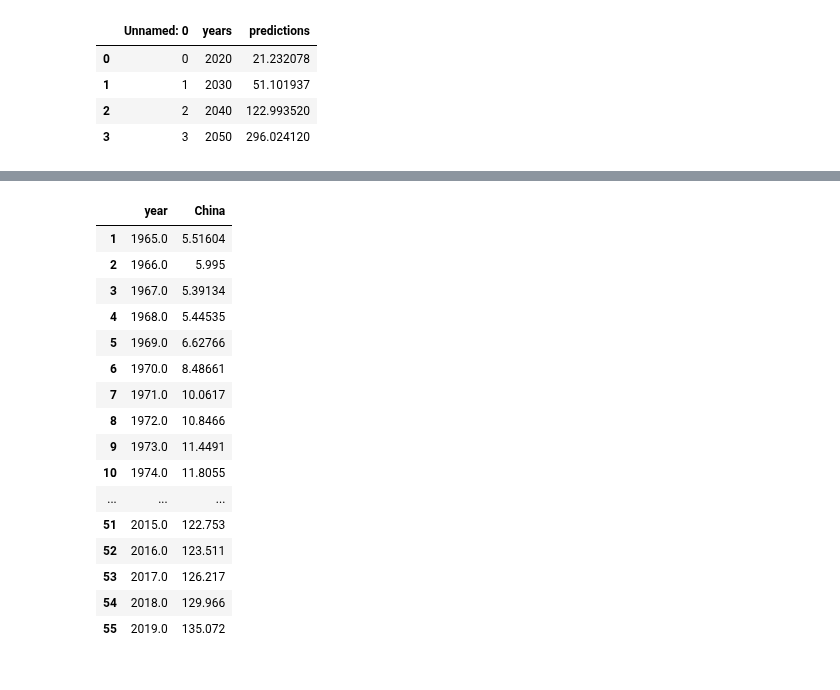
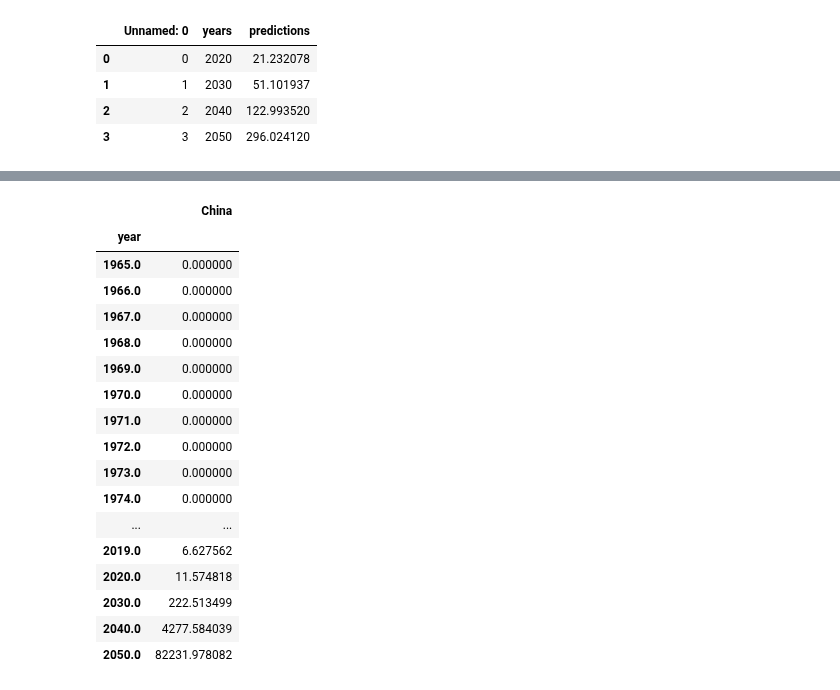
Before and after one commit to yuyhong23/One-Hot_Future, a Jupyter notebook: renewable_countries_ml.ipynb, the cells around one changed output, grey strips where cells are left out. Drawn from its saved outputs; the diff is of its cells as text; code cells hidden in the pictures.

Commit message:
Finished predicting china, combining everything together.

```diff
--- a/renewable_countries_ml.ipynb
+++ b/renewable_countries_ml.ipynb
@@ -521,0 +539,3 @@ india_predict_df
+# %%
+# model.fit(renew_X, ln_Y)
+model.fit(X, y)
@@ -521,0 +570,24 @@ india_predict_df
+# %%
+# Predictions
+predict_2020 = np.exp(model.predict([[2020]]))
+predict_2020 = list(predict_2020[0])
+predict_2020 = predict_2020[0]
+
+predict_2030 = np.exp(model.predict([[2030]]))
+predict_2030 = list(predict_2030[0])
+predict_2030 = predict_2030[0]
+
+predict_2040 = np.exp(model.predict([[2040]]))
+predict_2040 = list(predict_2040[0])
+predict_2040 = predict_2040[0]
+
+predict_2050 = np.exp(model.predict([[2050]]))
+predict_2050 = list(predict_2050[0])
+predict_2050 = predict_2050[0]
+# %%
+china_predict_values = [predict_2020, predict_2030, predict_2040, predict_2050]
+data_years = {"year":new_years,
+           "China": china_predict_values}
+# %%
+china_predict_df = pd.DataFrame(data_years, columns=["year", 'China'])
+china_predict_df
@@ -534,22 +647,25 @@ global_renew
 # %%
 china_only = renew_final[["year", "China"]]
-china_only
+china_only_all = china_only.append(china_predict_df)
+china_only_all.set_index('year', inplace=True)
+china_only_all
 # %% [output]
-|  | year | China |
-| 1 | 1965.0 | 5.51604 |
-| 2 | 1966.0 | 5.995 |
-| 3 | 1967.0 | 5.39134 |
-| 4 | 1968.0 | 5.44535 |
-| 5 | 1969.0 | 6.62766 |
-| 6 | 1970.0 | 8.48661 |
-| 7 | 1971.0 | 10.0617 |
-| 8 | 1972.0 | 10.8466 |
-| 9 | 1973.0 | 11.4491 |
-| 10 | 1974.0 | 11.8055 |
-| ... | ... | ... |
-| 51 | 2015.0 | 122.753 |
-| 52 | 2016.0 | 123.511 |
-| 53 | 2017.0 | 126.217 |
-| 54 | 2018.0 | 129.966 |
-| 55 | 2019.0 | 135.072 |
+|  | China |
+| year |  |
+| 1965.0 | 0.000000 |
+| 1966.0 | 0.000000 |
+| 1967.0 | 0.000000 |
+| 1968.0 | 0.000000 |
+| 1969.0 | 0.000000 |
+| 1970.0 | 0.000000 |
+| 1971.0 | 0.000000 |
+| 1972.0 | 0.000000 |
+| 1973.0 | 0.000000 |
+| 1974.0 | 0.000000 |
+| ... | ... |
+| 2019.0 | 6.627562 |
+| 2020.0 | 11.574818 |
+| 2030.0 | 222.513499 |
+| 2040.0 | 4277.584039 |
+| 2050.0 | 82231.978082 |
 # %%
```
Also changed, not shown: parts of 12 cells of this notebook.
